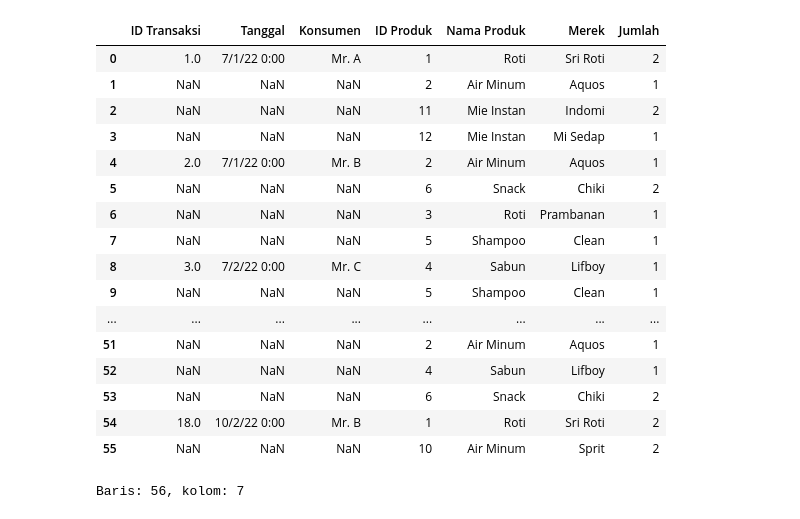
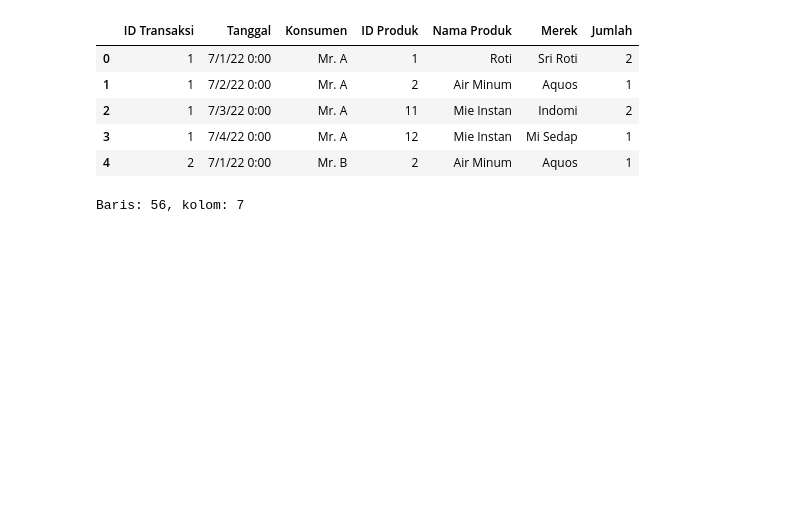
Before and after one commit to yogaap113/Case-Study-03-Data-Mining-UIN-Ganjil-2022-Kelompok-1, a Jupyter notebook: Case_Study_03_Data_Mining_UIN_Ganjil_2022_Kelompok_1.ipynb, the cells around one changed output. Cells and saved outputs as stored; diff of their text form; code cells hidden in the pictures; blank space fills up the shorter version.

```diff
--- a/Case_Study_03_Data_Mining_UIN_Ganjil_2022_Kelompok_1.ipynb
+++ b/Case_Study_03_Data_Mining_UIN_Ganjil_2022_Kelompok_1.ipynb
@@ -44,27 +43,15 @@ from pycaret.arules import *
 %matplotlib inline
 plt.style.use('bmh'); sns.set()
 # %%
-#Import data
 df = pd.read_csv('https://raw.githubusercontent.com/yogaap113/Case-Study-03-Data-Mining-UIN-Ganjil-2022-Kelompok-1/main/Kasus-AR-MBA-Ganjil-2022-UIN.csv')
-df
+df.head()
 # %% [output]
 |  | ID Transaksi | Tanggal | Konsumen | ID Produk | Nama Produk | Merek | Jumlah |
-| 0 | 1.0 | 7/1/22 0:00 | Mr. A | 1 | Roti | Sri Roti | 2 |
-| 1 | NaN | NaN | NaN | 2 | Air Minum | Aquos | 1 |
-| 2 | NaN | NaN | NaN | 11 | Mie Instan | Indomi | 2 |
-| 3 | NaN | NaN | NaN | 12 | Mie Instan | Mi Sedap | 1 |
-| 4 | 2.0 | 7/1/22 0:00 | Mr. B | 2 | Air Minum | Aquos | 1 |
-| 5 | NaN | NaN | NaN | 6 | Snack | Chiki | 2 |
-| 6 | NaN | NaN | NaN | 3 | Roti | Prambanan | 1 |
-| 7 | NaN | NaN | NaN | 5 | Shampoo | Clean | 1 |
-| 8 | 3.0 | 7/2/22 0:00 | Mr. C | 4 | Sabun | Lifboy | 1 |
-| 9 | NaN | NaN | NaN | 5 | Shampoo | Clean | 1 |
-| ... | ... | ... | ... | ... | ... | ... | ... |
-| 51 | NaN | NaN | NaN | 2 | Air Minum | Aquos | 1 |
-| 52 | NaN | NaN | NaN | 4 | Sabun | Lifboy | 1 |
-| 53 | NaN | NaN | NaN | 6 | Snack | Chiki | 2 |
-| 54 | 18.0 | 10/2/22 0:00 | Mr. B | 1 | Roti | Sri Roti | 2 |
-| 55 | NaN | NaN | NaN | 10 | Air Minum | Sprit | 2 |
+| 0 | 1 | 7/1/22 0:00 | Mr. A | 1 | Roti | Sri Roti | 2 |
+| 1 | 1 | 7/2/22 0:00 | Mr. A | 2 | Air Minum | Aquos | 1 |
+| 2 | 1 | 7/3/22 0:00 | Mr. A | 11 | Mie Instan | Indomi | 2 |
+| 3 | 1 | 7/4/22 0:00 | Mr. A | 12 | Mie Instan | Mi Sedap | 1 |
+| 4 | 2 | 7/1/22 0:00 | Mr. B | 2 | Air Minum | Aquos | 1 |
 # %%
 # Cek kolom dan baris data
 N, P = df.shape
```
Also changed, not shown: parts of 12 cells of this notebook.
